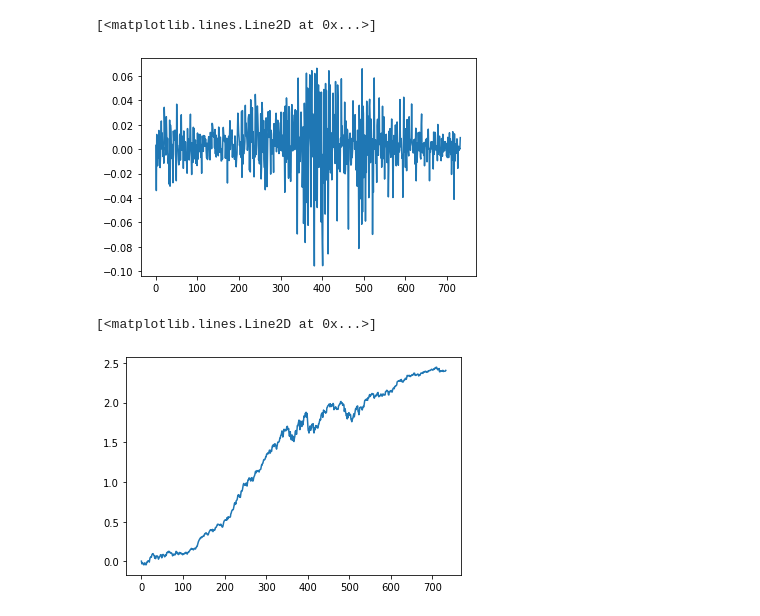
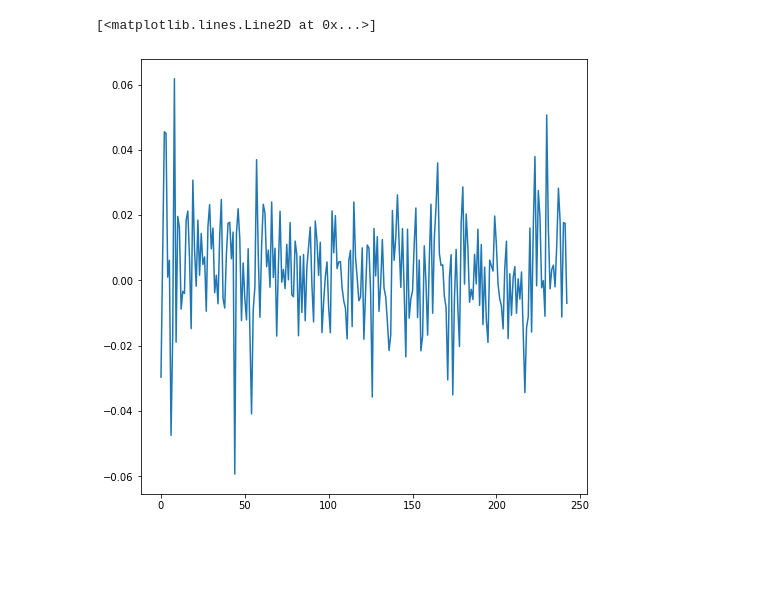
Before and after one commit to 1900sala/boosting, a Jupyter notebook: train1.ipynb, the cells around one changed output. Drawn from its saved outputs; the diff is of its cells as text; code cells hidden in the pictures; blank space fills up the shorter version.

```diff
--- a/train1.ipynb
+++ b/train1.ipynb
@@ -38,24 +107,26 @@ data = data.dropna(how='any',axis=0)
 # %%
 all_re = []
-all_buy_v = []
-all_sell_v = []
 all_pre = []
 all_real_label = []
 all_market_return = []
 all_te_time = []
 all_turn = []
+all_nums_p_return = []
+all_nums_return = []
 
-
+data = data.dropna(how='any',axis=0)
 data = data[~data['return'].isnull()].copy()
 print(len(data))
 
 print("-------------------- train -----------------------")
 for i in range(1):
     year = 2010+i
-    print(year)
-    tr_time = select_year(str(year), time_series) + select_year(str(year+1), time_series) + \
-              select_year(str(year+2), time_series) + select_year(str(year+3), time_series)
-    te_time = select_year(str(year+4), time_series) + select_year(str(year+5), time_series) + select_year(str(year+6), time_series)
+#     print(year)
+#     tr_time = select_year(str(year), time_series) + select_year(str(year+1), time_series) + \
+#               select_year(str(year+2), time_series) + select_year(str(year+3), time_series) + select_year(str(year+4), time_series)
+#     te_time =   select_year(str(year+5), time_series) + select_year(str(year+6), time_series) + select_year(str(year+7), time_series)
+    tr_time = select_year(str(year), time_series) + select_year(str(year+1), time_series)
+    te_time = select_year(str(year+2), time_series)
     print(len(tr_time))
     print(len(te_time))
     print(len(list(set(tr_time)-set(te_time))))
@@ -69,19 +140,21 @@ for i in range(1):
     X_test = data_te[use_f]
     y_test = data_te['label']
 
-#     market_return = list(data[data["date_time"].isin(list(data_te.time))].groupby(['time'])['return'].mean())
+    market_return = list(data[data["date_time"].isin(list(data_te.date_time))].groupby(['date_time'])['return'].mean())
     bst = train_op(X_train, y_train, params, num_rounds, X_test, y_test, early)  # 进行训练
     importance_dic = f_importance(bst, use_f)
-    re, pre, real_label, turn = simple_re_wheeled(data_te, use_f, bst, version='long')
+    re, pre, real_label, turn, nums_p_return, nums_return = simple_re_wheeled(data_te, use_f, bst, version='long')
     all_re = all_re + re
     all_pre = all_pre + pre
     all_real_label = all_real_label + real_label
-#     all_market_return = all_market_return + market_return
+    all_market_return = all_market_return + market_return
     all_te_time = all_te_time + list(sorted(set(list(data_te['date_time']))))
     all_turn = all_turn + turn
+    all_nums_p_return = all_nums_p_return + nums_p_return
+    all_nums_return = all_nums_return + nums_return
     print(len(all_turn))
     print(len(all_te_time))
 # pnl_analysis(all_market_return, all_re, importance_dic, all_buy_v, all_sell_v, all_pre, all_real_label, type='acc')
-turnover = turnover_analysis(all_te_time, all_buy_v, all_sell_v, all_turn)
-pnl_analysis(all_te_time, all_market_return, all_re, importance_dic, all_pre, all_real_label,  turnover, type='add')
+# turnover = turnover_analysis(all_te_time, all_buy_v, all_sell_v, all_turn)
+# pnl_analysis(all_te_time, all_market_return, all_re, importance_dic, all_pre, all_real_label,  turnover, type='add')
 # %% [output]
@@ -165,5 +184,0 @@ for day in time_series:
-# %%
-plt.plot(re_list)
-# %% [output]
-[<matplotlib.lines.Line2D at 0x...>]
-[figure, removed]
@@ -174,5 +185,6 @@ for i in range(1, len(re_list)):
-# %%
-plt.plot(qqq)
-# %% [output]
-[<matplotlib.lines.Line2D at 0x...>]
-[figure, removed]
+# %%
+plt.rcParams['figure.figsize'] = (8, 8)
+plt.plot(all_re)
+# %% [output]
+[<matplotlib.lines.Line2D at 0x...>]
+[figure, added]
```
Also changed, not shown: parts of 37 cells of this notebook, 6 other files.
